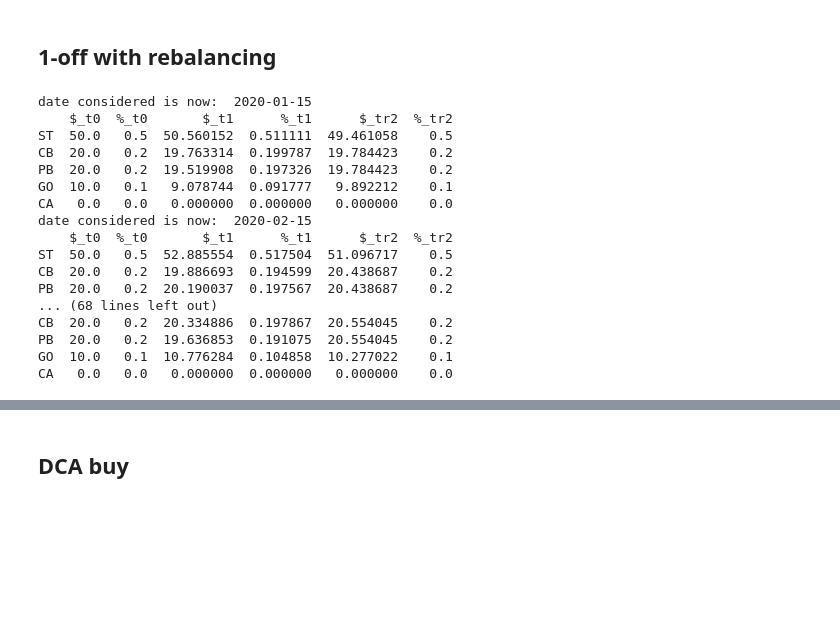
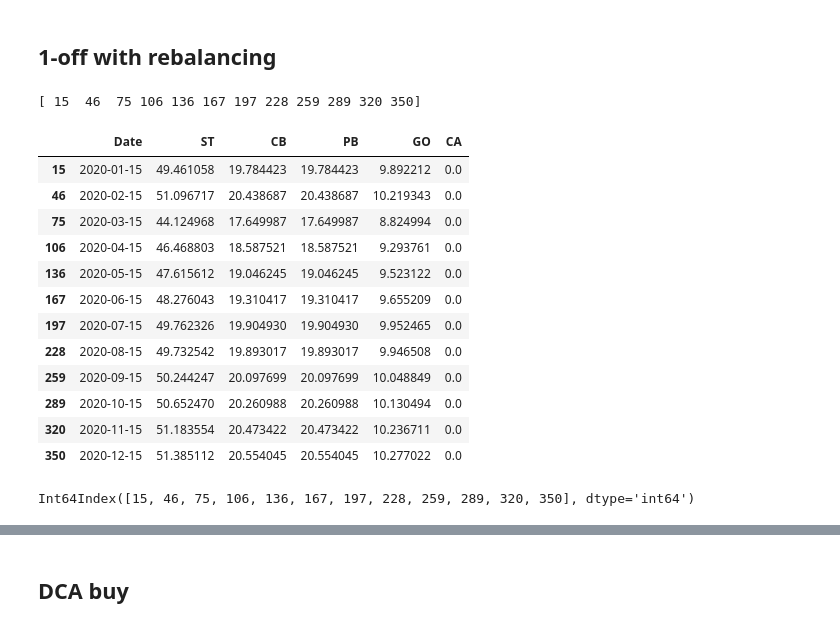
Before and after one commit to federodigari/portfolio_management, a Jupyter notebook: portfolio management.ipynb, the cells around one changed output, grey strips where cells are left out. Saved outputs shown, nothing was run; the diff lists cells and outputs as text; code cells hidden in the pictures; blank space fills up the shorter version.

Commit message:
storing values tr2

```diff
--- a/portfolio management.ipynb
+++ b/portfolio management.ipynb
@@ -217,7 +217,6 @@ earning= (#shares*price_out)
 def rebalancing(date_in,shares,allocation,value_t0,n_months):
 
     date_in = (date_in.replace(day=15) )
-    print('date considered is now: ',date_in)
     price = df.loc[df['Date'] == str(date_in)]
 
     #price=month_price(1,date_in)
@@ -247,8 +246,8 @@ def rebalancing(date_in,shares,allocation,value_t0,n_months):
         percentage_tr2=((value_tr2*(100/n_months))/sum_value_tr2)/100
     else:
         percentage_tr2=((value_tr2*(100))/sum_value_tr2)/100
-    #print("percentage tr2: ",percentage_tr2)
 
+    '''
     data={'Asset':['ST', 'CB', 'PB', 'GO', 'CA'],
          '$_t0':value_t0,
          '%_t0':percentage_t0,
@@ -258,8 +257,21 @@ def rebalancing(date_in,shares,allocation,value_t0,n_months):
          '%_tr2':percentage_tr2.iloc[0],
           }
 
-    portfolio_rebalancing=pd.DataFrame(data,columns=['$_t0','%_t0','$_t1','%_t1','$_tr2','%_tr2']).fillna(0)
-    print( portfolio_rebalancing)
+    '''
+
+    data={'Date':date_in,
+           'ST':value_tr2.iloc[0,0],
+           'CB':value_tr2.iloc[0,1],
+           'PB':value_tr2.iloc[0,2],
+           'GO':value_tr2.iloc[0,3],
+           'CA':value_tr2.iloc[0,4],
+          }
+
+    #portfolio_rebalancing=pd.DataFrame(data,columns=['$_t0','%_t0','$_t1','%_t1','$_tr2','%_tr2']).fillna(0)
+
+    #portfolio_rebalancing=pd.DataFrame(data,columns=['Date','ST','CB','PB','GO','CA'],index=['0']).fillna(0)
+    portfolio_rebalancing=[str(date_in),value_tr2.iloc[0,0],value_tr2.iloc[0,1],value_tr2.iloc[0,2],value_tr2.iloc[0,3],value_tr2.iloc[0,4]]
+    return portfolio_rebalancing
 # %% [markdown]
 ## 1-off BUY
 # %%
@@ -347,29 +359,40 @@ print(df_one_off)
 ## 1-off  with rebalancing
 # %%
 from dateutil.relativedelta import relativedelta
+n=np.array([0, 31, 60, 91, 121, 152, 182, 213, 244, 274, 305, 335])
+n=n+15
+print(n)
+
+one_off_renbalancing=[]
 
 allocation=np.array([.5, .2, .2, .1, 0])
 start_date = datetime.date(2020, 1, 1)
 end_date = datetime.date(2020, 12, 31)
 delta = relativedelta(months=1)
+
 while start_date <= end_date:
-    rebalancing(start_date,shares,allocation,value_t0,0)
+    one_off_renbalancing.append(rebalancing(start_date,shares,allocation,value_t0,0))
     start_date += delta
+
+portfolio_rebalancing=pd.DataFrame(one_off_renbalancing,columns=['Date','ST','CB','PB','GO','CA']).fillna(0)
+portfolio_rebalancing.index=n#could be useful for calculating all rebalancing portfolio
+portfolio_rebalancing
 # %% [output]
-date considered is now:  2020-01-15
-    $_t0  %_t0       $_t1      %_t1      $_tr2  %_tr2
-ST  50.0   0.5  50.560152  0.511111  49.461058    0.5
-CB  20.0   0.2  19.763314  0.199787  19.784423    0.2
-PB  20.0   0.2  19.519908  0.197326  19.784423    0.2
-GO  10.0   0.1   9.078744  0.091777   9.892212    0.1
-CA   0.0   0.0   0.000000  0.000000   0.000000    0.0
-date considered is now:  2020-02-15
-    $_t0  %_t0       $_t1      %_t1      $_tr2  %_tr2
-ST  50.0   0.5  52.885554  0.517504  51.096717    0.5
-CB  20.0   0.2  19.886693  0.194599  20.438687    0.2
-PB  20.0   0.2  20.190037  0.197567  20.438687    0.2
-... (68 lines left out)
-CB  20.0   0.2  20.334886  0.197867  20.554045    0.2
-PB  20.0   0.2  19.636853  0.191075  20.554045    0.2
-GO  10.0   0.1  10.776284  0.104858  10.277022    0.1
-CA   0.0   0.0   0.000000  0.000000   0.000000    0.0
+[ 15  46  75 106 136 167 197 228 259 289 320 350]
+|  | Date | ST | CB | PB | GO | CA |
+| 15 | 2020-01-15 | 49.461058 | 19.784423 | 19.784423 | 9.892212 | 0.0 |
+| 46 | 2020-02-15 | 51.096717 | 20.438687 | 20.438687 | 10.219343 | 0.0 |
+| 75 | 2020-03-15 | 44.124968 | 17.649987 | 17.649987 | 8.824994 | 0.0 |
+| 106 | 2020-04-15 | 46.468803 | 18.587521 | 18.587521 | 9.293761 | 0.0 |
+| 136 | 2020-05-15 | 47.615612 | 19.046245 | 19.046245 | 9.523122 | 0.0 |
+| 167 | 2020-06-15 | 48.276043 | 19.310417 | 19.310417 | 9.655209 | 0.0 |
+| 197 | 2020-07-15 | 49.762326 | 19.904930 | 19.904930 | 9.952465 | 0.0 |
+| 228 | 2020-08-15 | 49.732542 | 19.893017 | 19.893017 | 9.946508 | 0.0 |
+| 259 | 2020-09-15 | 50.244247 | 20.097699 | 20.097699 | 10.048849 | 0.0 |
+| 289 | 2020-10-15 | 50.652470 | 20.260988 | 20.260988 | 10.130494 | 0.0 |
+| 320 | 2020-11-15 | 51.183554 | 20.473422 | 20.473422 | 10.236711 | 0.0 |
+| 350 | 2020-12-15 | 51.385112 | 20.554045 | 20.554045 | 10.277022 | 0.0 |
+# %%
+portfolio_rebalancing.index
+# %% [output]
+Int64Index([15, 46, 75, 106, 136, 167, 197, 228, 259, 289, 320, 350], dtype='int64')
```
Also changed, not shown: parts of 8 cells of this notebook.
